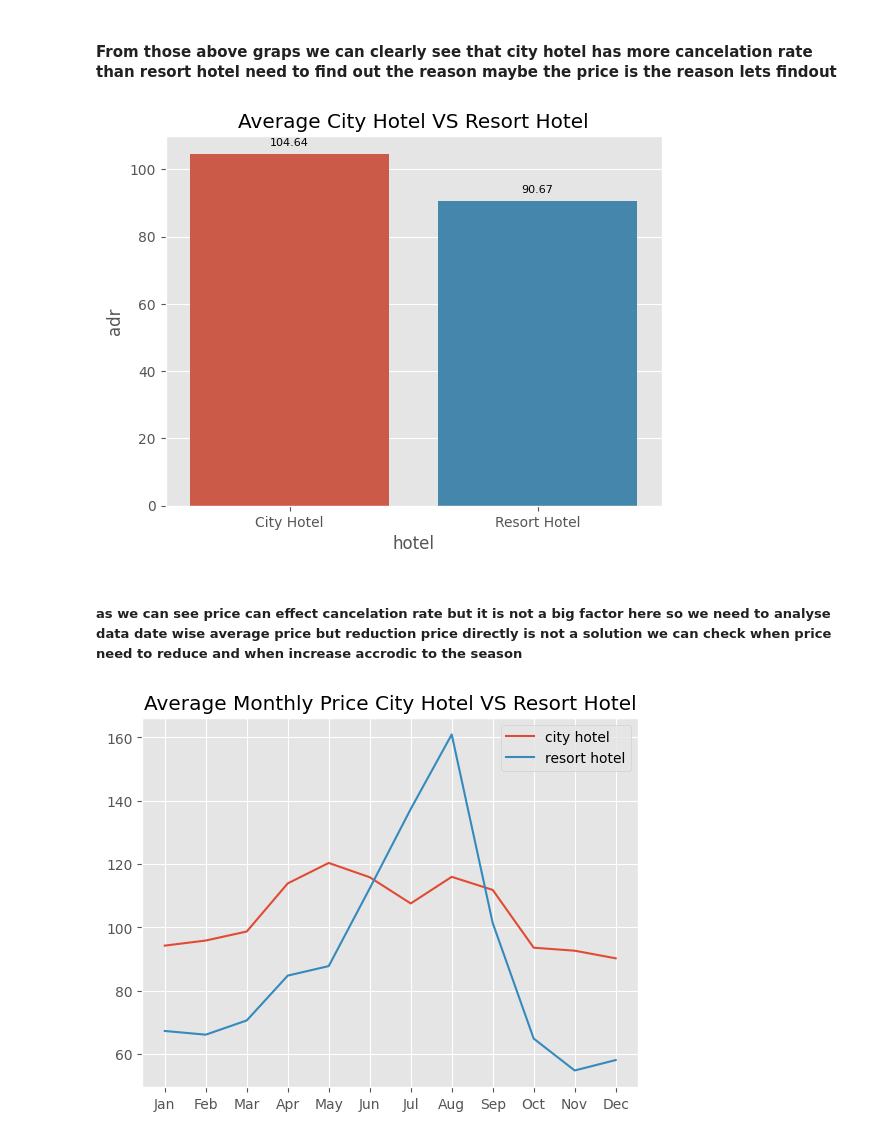
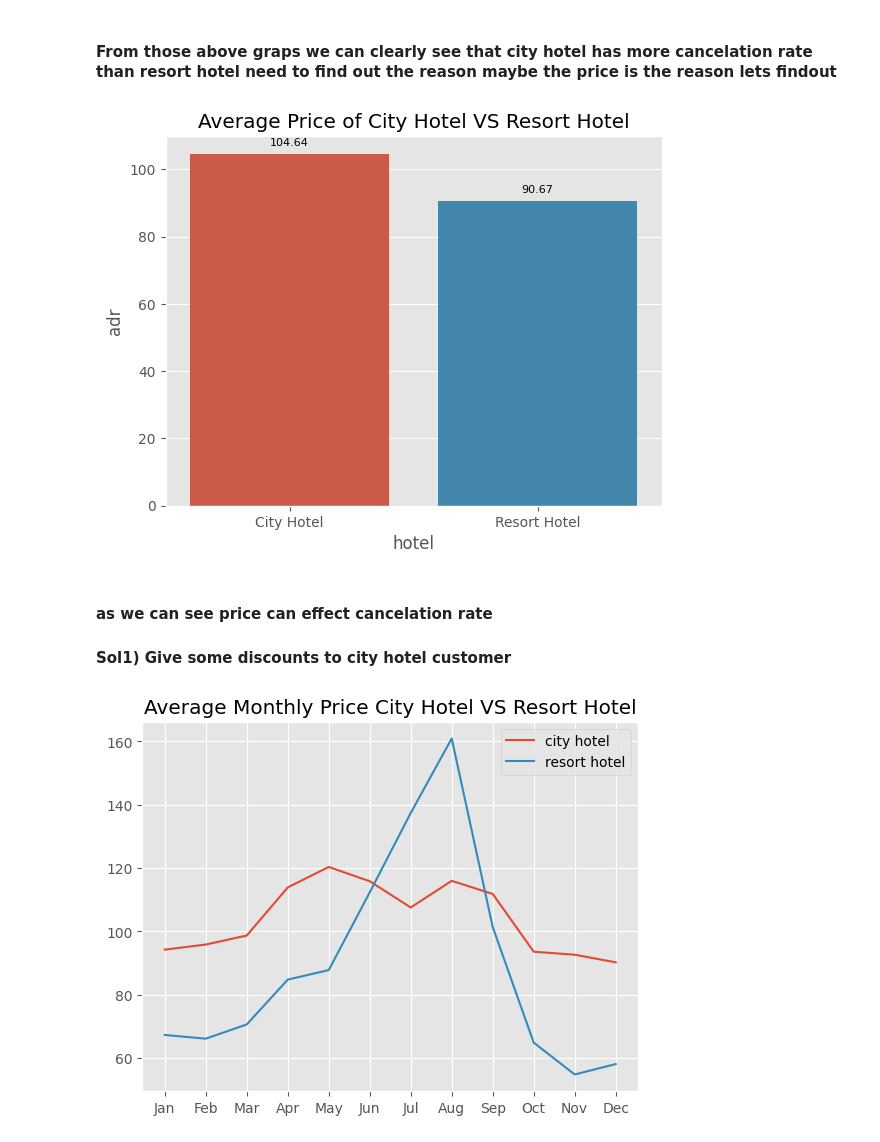
Before and after one commit to mdmahasinineuron/hotel_data_analysis_suggestion, a Jupyter notebook: Final_analysis.ipynb, the cells around one changed output. Saved outputs shown, nothing was run; the diff lists cells and outputs as text; code cells hidden in the pictures.

```diff
--- a/Final_analysis.ipynb
+++ b/Final_analysis.ipynb
@@ -291,17 +310,18 @@ resort_hotel_main = Df[Df['hotel'] == 'Resort Hotel']
 # %%
 new_df = Df[['hotel','adr']]
 newDF = new_df.groupby(by =['hotel'])[['adr']].mean()
 
-plt.title("Average City Hotel VS Resort Hotel")
+plt.title("Average Price of City Hotel VS Resort Hotel")
 plots = sns.barplot(x=newDF.index,y=newDF['adr'])
 
 display_annot(plots)
 
 plt.show()
 # %% [output]
-[figure, old version]
+[figure, new version]
-# %% [markdown]
-##### as we can see price can effect cancelation rate but it is not a big factor here so we need to analyse data date wise average price but reduction price directly is not a solution we can check when price need to reduce and when increase accrodic to the season
+# %% [markdown]
+####  as we can see price can effect cancelation rate
+#### Sol1) Give some discounts to city hotel customer
 # %%
 city_hotel = city_hotel_main[['reservation_status_date','adr','is_canceled']]
 
```
Also changed, not shown: parts of 41 cells of this notebook, 5 other files.
